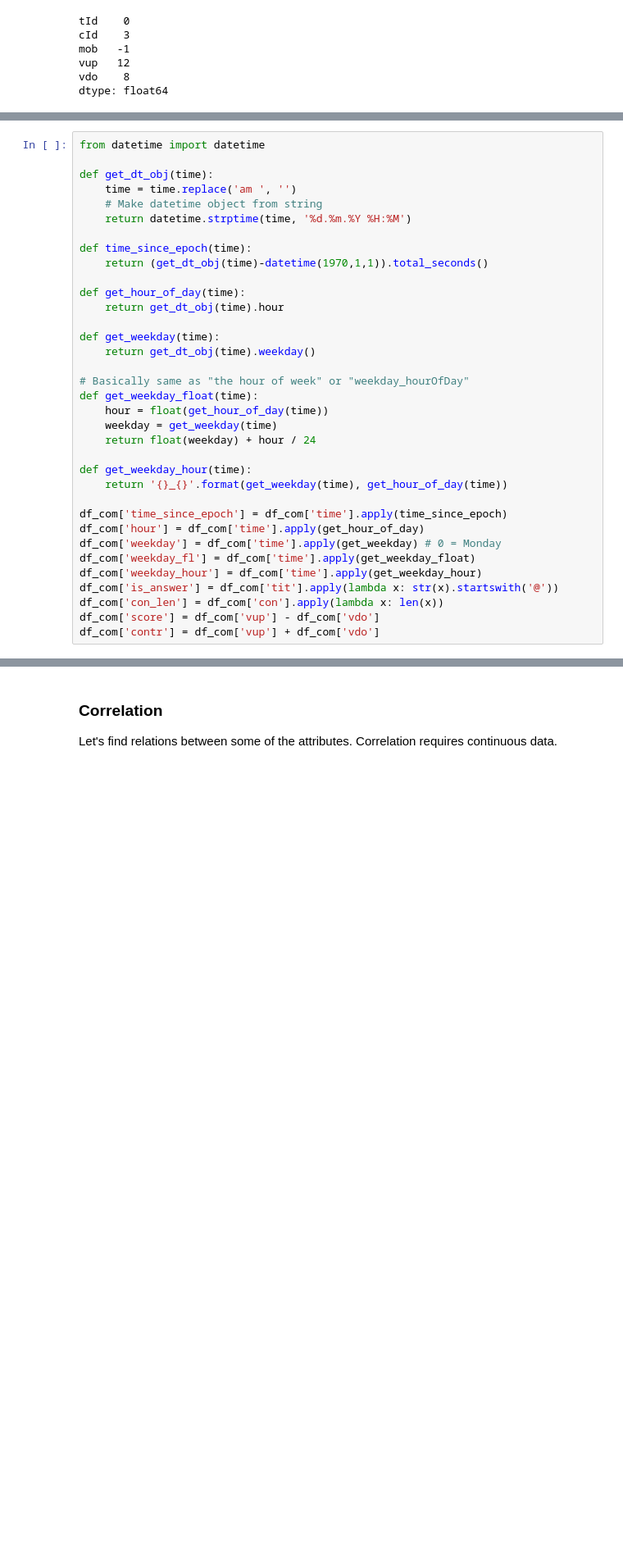
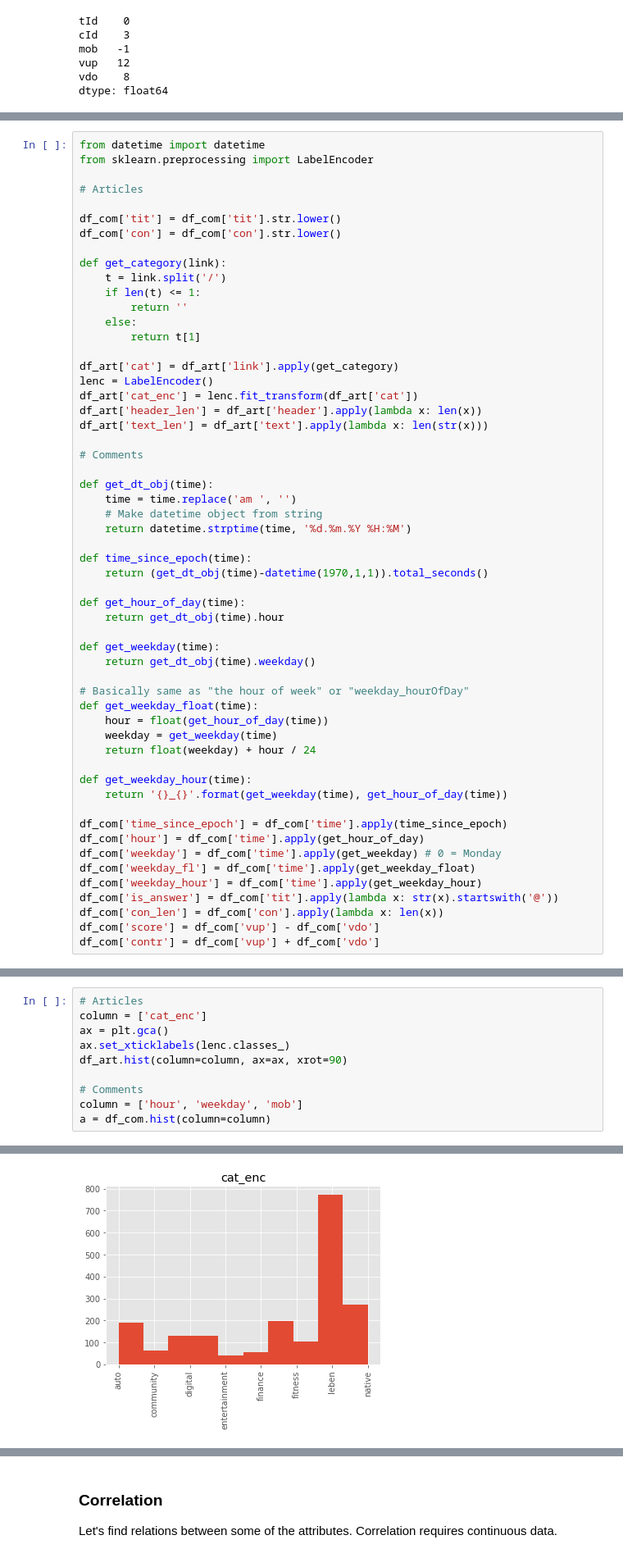
Before and after one commit to fdelia/bots, a Jupyter notebook: 3_explore_data.ipynb, the cells around one changed output, grey strips where cells are left out. Shown at 82% size. Drawn from its saved outputs; the diff is of its cells as text; blank space fills up the shorter version.

```diff
--- a/3_explore_data.ipynb
+++ b/3_explore_data.ipynb
@@ -124,5 +124,26 @@ To make further analysis possible concerning time features.
 # %%
 from datetime import datetime
+from sklearn.preprocessing import LabelEncoder
+
+# Articles
+
+df_com['tit'] = df_com['tit'].str.lower()
+df_com['con'] = df_com['con'].str.lower()
+
+def get_category(link):
+    t = link.split('/')
+    if len(t) <= 1:
+        return ''
+    else:
+        return t[1]
+
+df_art['cat'] = df_art['link'].apply(get_category)
+lenc = LabelEncoder()
+df_art['cat_enc'] = lenc.fit_transform(df_art['cat'])
+df_art['header_len'] = df_art['header'].apply(lambda x: len(x))
+df_art['text_len'] = df_art['text'].apply(lambda x: len(str(x)))
+
+# Comments
 
 def get_dt_obj(time):
     time = time.replace('am ', '')
@@ -181,0 +182,11 @@ dtype: int64
+# %%
+# Articles
+column = ['cat_enc']
+ax = plt.gca()
+ax.set_xticklabels(lenc.classes_)
+df_art.hist(column=column, ax=ax, xrot=90)
+
+# Comments
+column = ['hour', 'weekday', 'mob']
+a = df_com.hist(column=column)
+# %% [output]
@@ -181,0 +195 @@ dtype: int64
+[figure, added]
```
Also changed, not shown: parts of 7 cells of this notebook.
